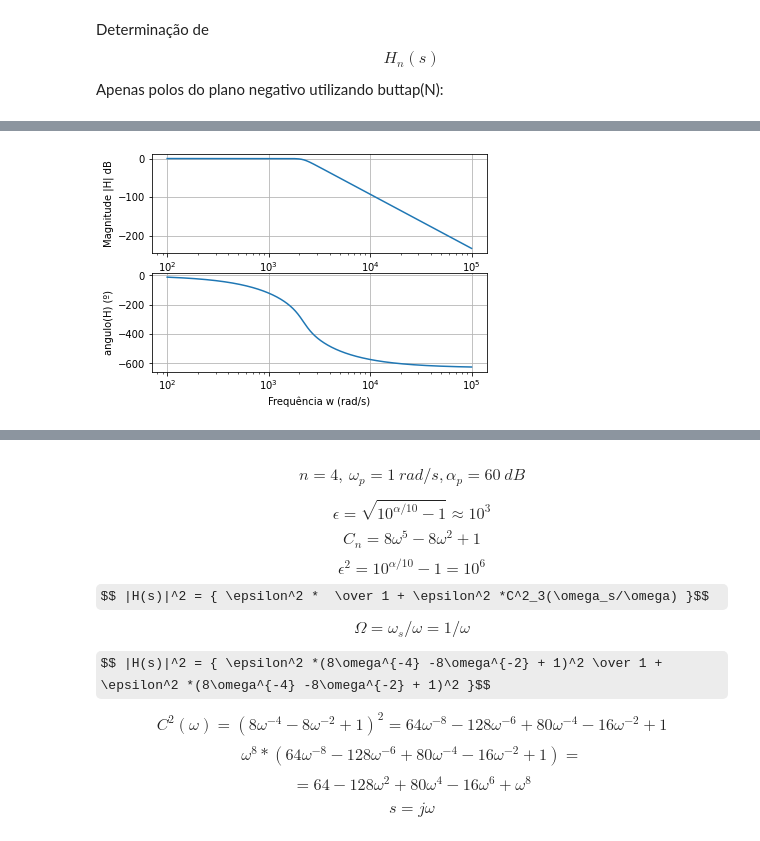
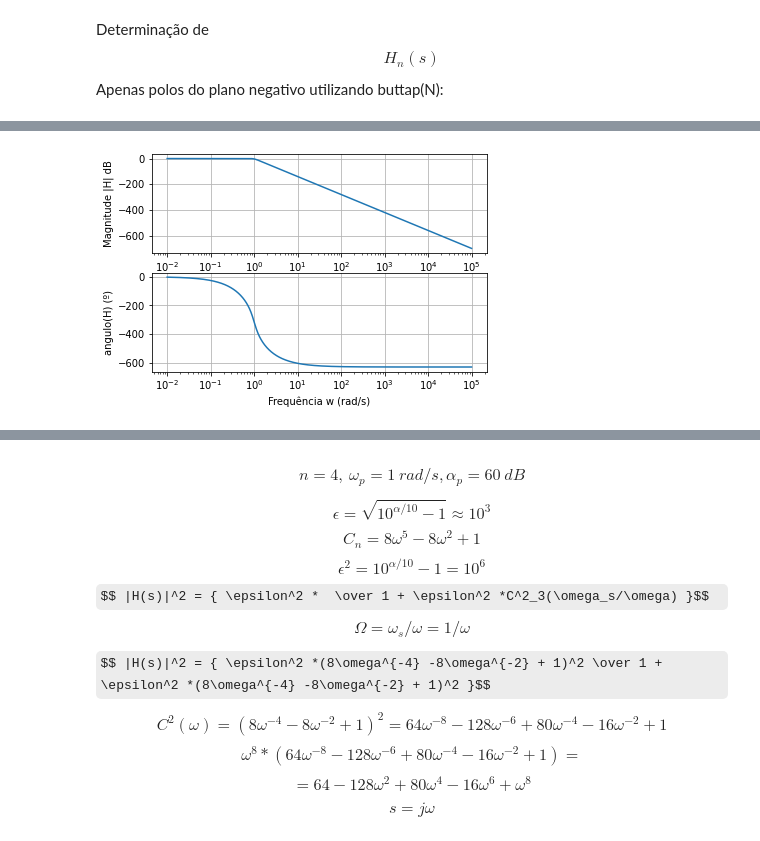
Before and after one commit to vic-torr/procsim, a Jupyter notebook: tp1/codigo/TP_1.ipynb, the cells around one changed output, grey strips where cells are left out. Saved outputs shown, nothing was run; the diff lists cells and outputs as text; code cells hidden in the pictures; some formulas as TeX source.

```diff
--- a/tp1/codigo/TP_1.ipynb
+++ b/tp1/codigo/TP_1.ipynb
@@ -107,5 +101,0 @@ plot_zpk(zb,pb,kb )
-# %%
-num, den = zpk2tf(zb,pb,kb )
-bode_from_tf(num,den,2,5)
-# %% [output]
-[figure, removed]
@@ -116,3 +102,8 @@ num, dem = zpk2tf(zb,pb,kb )
+# %%
+tf_butter = signal.lti(z,p,k )
+bode_from_lti(tf_butter,-2,5)
+# %% [output]
+[figure, added]
 # %% [markdown]
 ![q3](imgs/q3.png)
 ![q3](imgs/q3_b.png#center)
```
Also changed, not shown: parts of 25 cells of this notebook, 1 other file.
